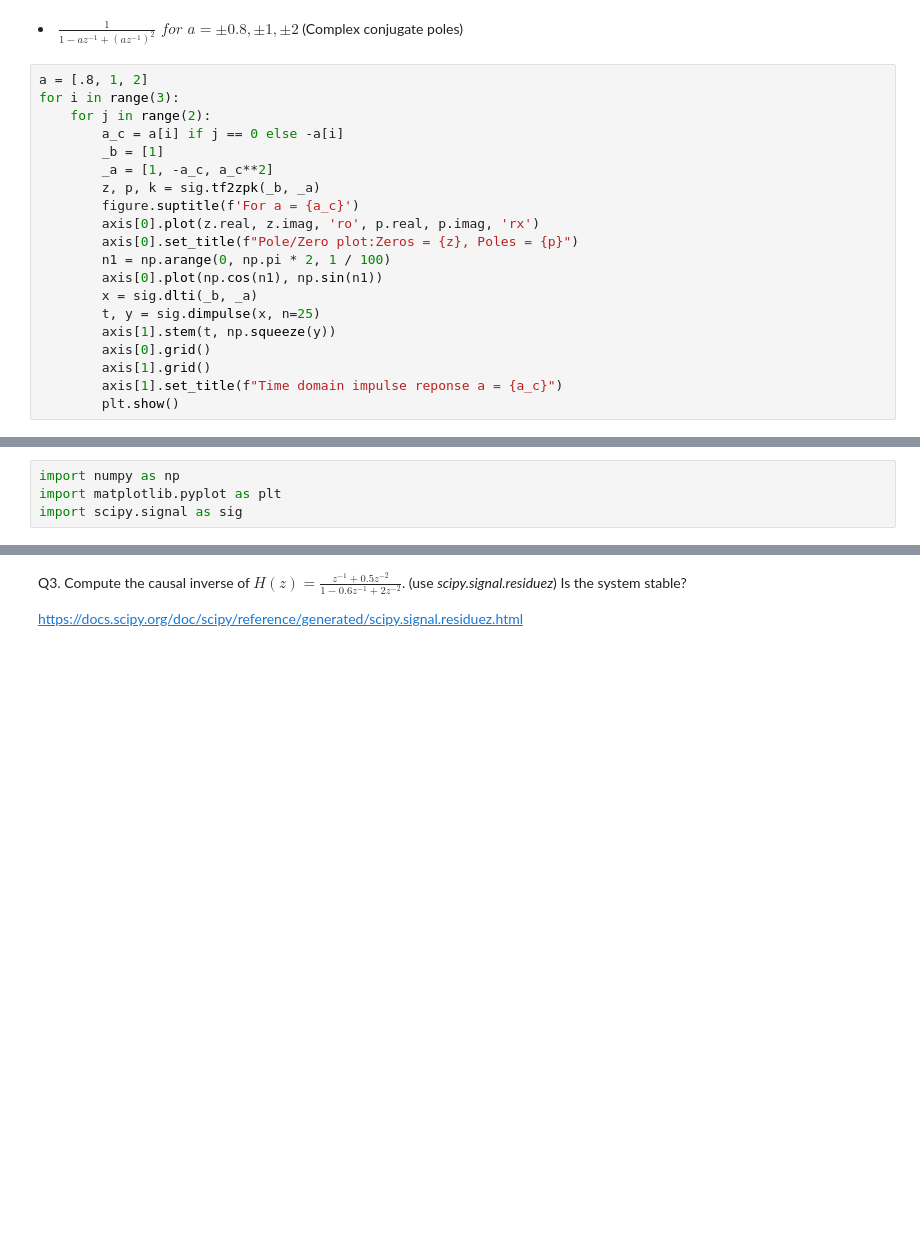
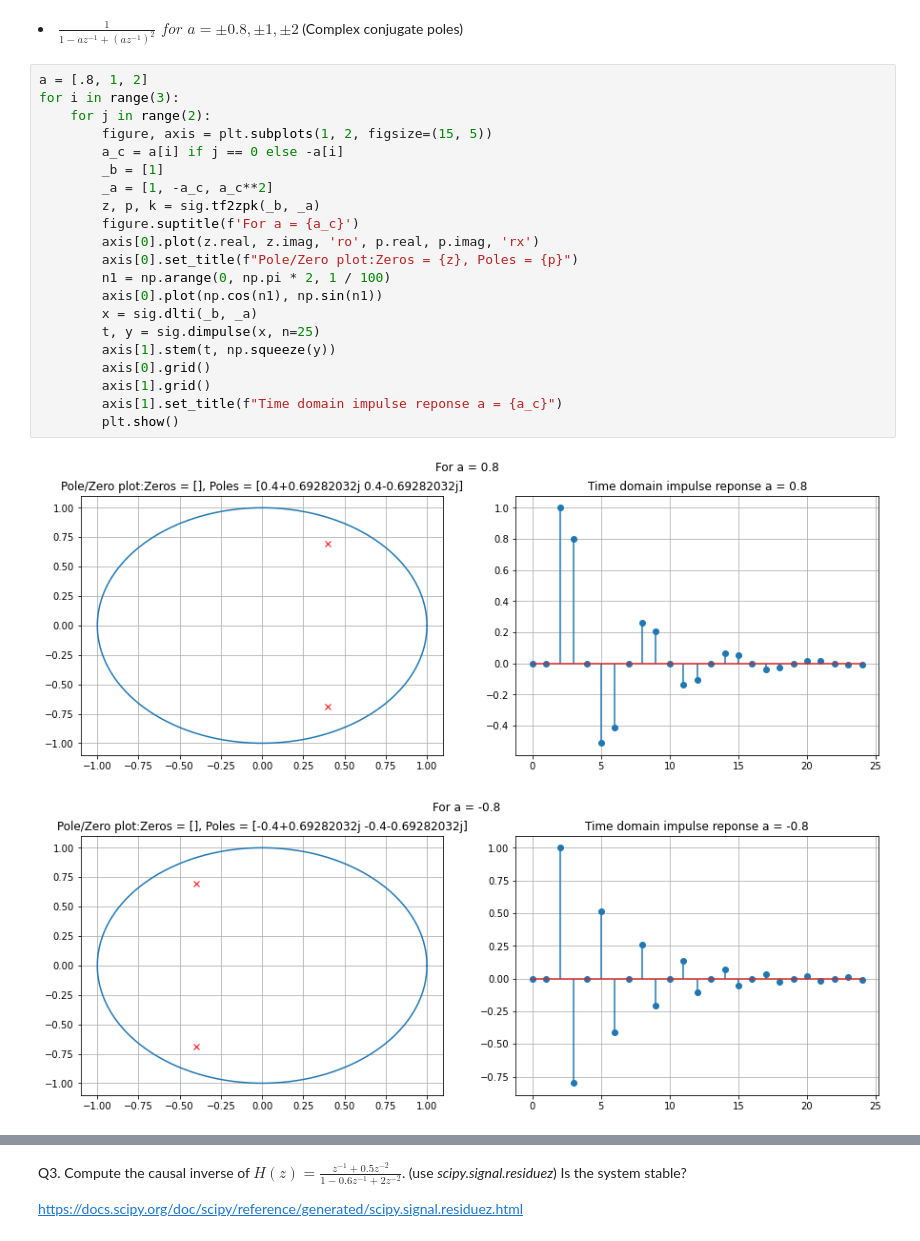
Before and after one commit to the-pinbo/DSP-lab, a Jupyter notebook: Lab5/Z-transform.ipynb, the cells around one changed output, grey strips where cells are left out. Cells and saved outputs as stored; diff of their text form; blank space fills up the shorter version.

```diff
--- a/Lab5/Z-transform.ipynb
+++ b/Lab5/Z-transform.ipynb
@@ -71,20 +79,24 @@ for i in range(3):
 # %%
 a = [.8, 1, 2]
 for i in range(3):
     for j in range(2):
+        figure, axis = plt.subplots(1, 2, figsize=(15, 5))
         a_c = a[i] if j == 0 else -a[i]
         _b = [1]
         _a = [1, -a_c, a_c**2]
         z, p, k = sig.tf2zpk(_b, _a)
         figure.suptitle(f'For a = {a_c}')
         axis[0].plot(z.real, z.imag, 'ro', p.real, p.imag, 'rx')
         axis[0].set_title(f"Pole/Zero plot:Zeros = {z}, Poles = {p}")
         n1 = np.arange(0, np.pi * 2, 1 / 100)
         axis[0].plot(np.cos(n1), np.sin(n1))
         x = sig.dlti(_b, _a)
         t, y = sig.dimpulse(x, n=25)
         axis[1].stem(t, np.squeeze(y))
         axis[0].grid()
         axis[1].grid()
         axis[1].set_title(f"Time domain impulse reponse a = {a_c}")
         plt.show()
+# %% [output]
+[figure, added]
+[figure, added]
@@ -91,4 +106,0 @@ for i in range(3):
-# %%
-import numpy as np
-import matplotlib.pyplot as plt
-import scipy.signal as sig
```
Also changed, not shown: parts of 16 cells of this notebook.
